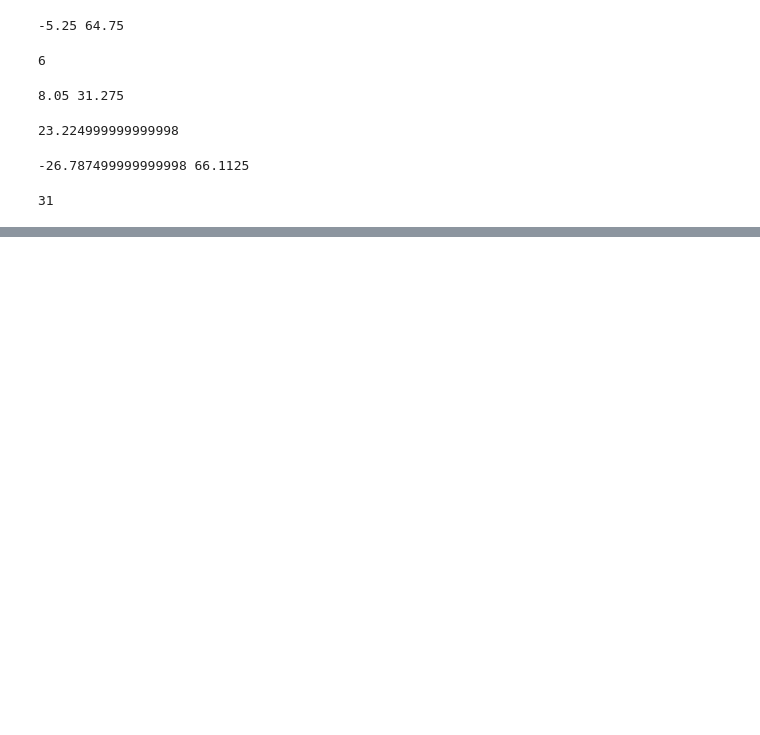
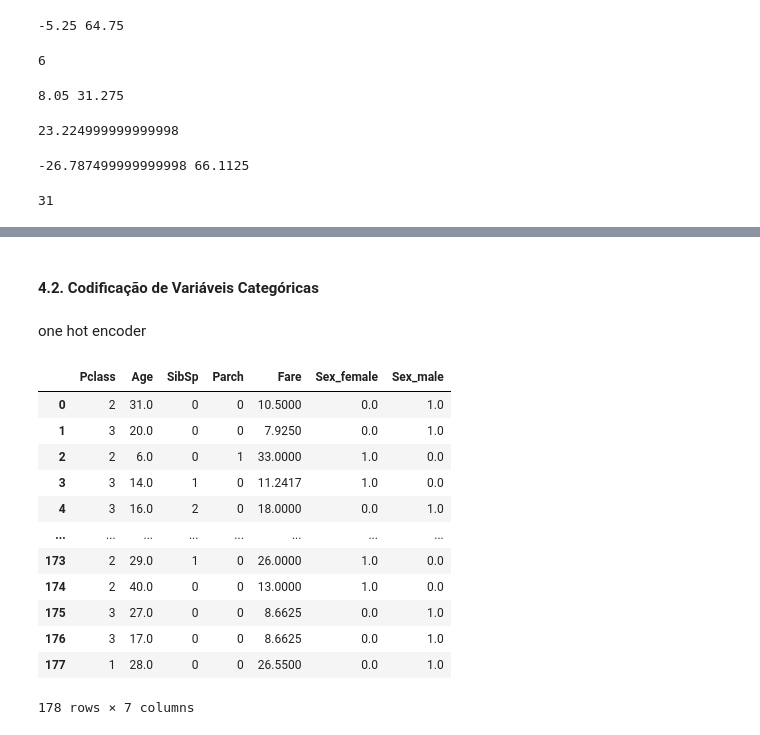
Before and after one commit to rogeriobarbosaa/Titanic-Classification-PyTorch, a Jupyter notebook: main/main.ipynb, the cells around one changed output, grey strips where cells are left out. Cells and saved outputs as stored; diff of their text form; code cells hidden in the pictures; blank space fills up the shorter version.

Commit message:
feat: adiciona transformação para o conjunto de teste

```diff
--- a/main/main.ipynb
+++ b/main/main.ipynb
@@ -430,0 +423,2 @@ y_test = y_test.loc[X_test.index]
+# %%
+X_test = X_test.drop(columns=['PassengerId', 'Name', 'Cabin', 'Ticket', 'Embarked'])
@@ -430,0 +434,34 @@ y_test = y_test.loc[X_test.index]
+# %% [markdown]
+#### 4.2. Codificação de Variáveis Categóricas
+# %% [markdown]
+one hot encoder
+# %%
+# Inicializa o codificador OneHotEncoder para transformar variáveis categóricas em numéri
+ohe_encoder = OneHotEncoder(sparse_output=False)
+# Define a lista de colunas categóricas a serem codificadas
+categorical_columns = ['Sex']
+# Aplica a codificação One-Hot nas colunas categóricas do conjunto de treinamento
+encoded_data = ohe_encoder.fit_transform(X_test[categorical_columns])
+# Obtém os nomes das novas colunas geradas pela codificação
+new_columns = ohe_encoder.get_feature_names_out(categorical_columns)
+# Cria um DataFrame com os dados codificados e os novos nomes de colunas
+df_ohe = pd.DataFrame(encoded_data, columns=new_columns)
+# Remove as colunas categóricas originais do conjunto de treinamento
+df_not_ohe = X_test.drop(columns=categorical_columns).reset_index(drop=True)
+# Concatena o DataFrame com as colunas codificadas ao DataFrame original
+X_test = pd.concat([df_not_ohe, df_ohe], axis=1)
+X_test
+# %% [output]
+|  | Pclass | Age | SibSp | Parch | Fare | Sex_female | Sex_male |
+| 0 | 2 | 31.0 | 0 | 0 | 10.5000 | 0.0 | 1.0 |
+| 1 | 3 | 20.0 | 0 | 0 | 7.9250 | 0.0 | 1.0 |
+| 2 | 2 | 6.0 | 0 | 1 | 33.0000 | 1.0 | 0.0 |
+| 3 | 3 | 14.0 | 1 | 0 | 11.2417 | 1.0 | 0.0 |
+| 4 | 3 | 16.0 | 2 | 0 | 18.0000 | 0.0 | 1.0 |
+| ... | ... | ... | ... | ... | ... | ... | ... |
+| 173 | 2 | 29.0 | 1 | 0 | 26.0000 | 1.0 | 0.0 |
+| 174 | 2 | 40.0 | 0 | 0 | 13.0000 | 1.0 | 0.0 |
+| 175 | 3 | 27.0 | 0 | 0 | 8.6625 | 0.0 | 1.0 |
+| 176 | 3 | 17.0 | 0 | 0 | 8.6625 | 0.0 | 1.0 |
+| 177 | 1 | 28.0 | 0 | 0 | 26.5500 | 0.0 | 1.0 |
+178 rows × 7 columns
```
Also changed, not shown: parts of 11 cells of this notebook.
